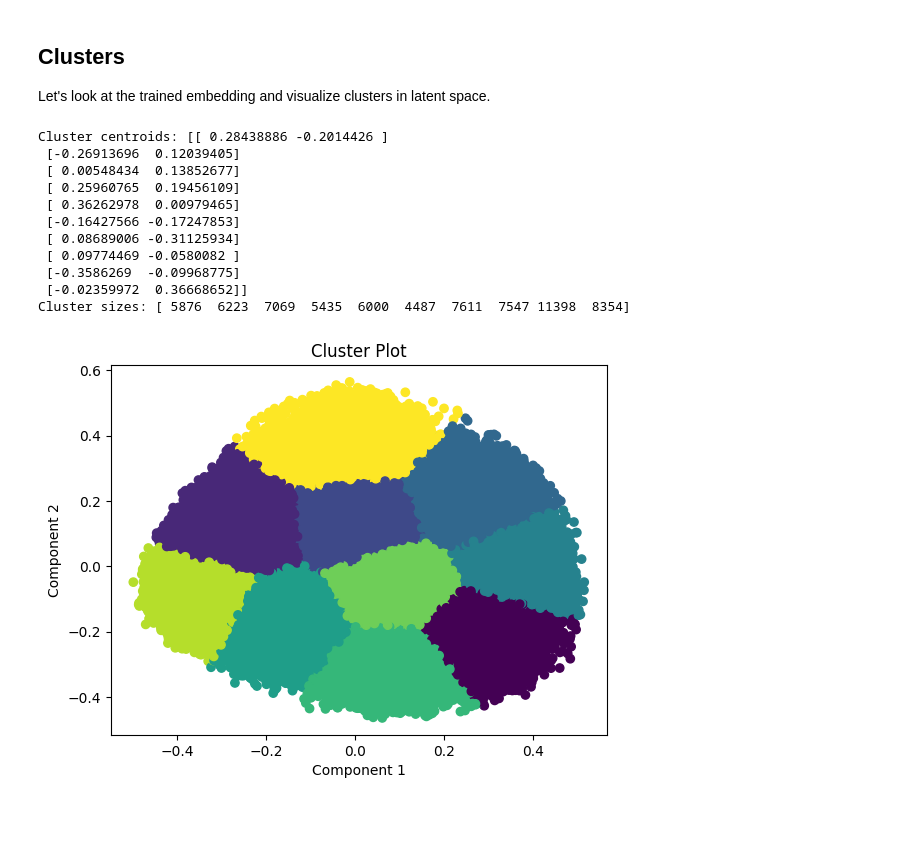
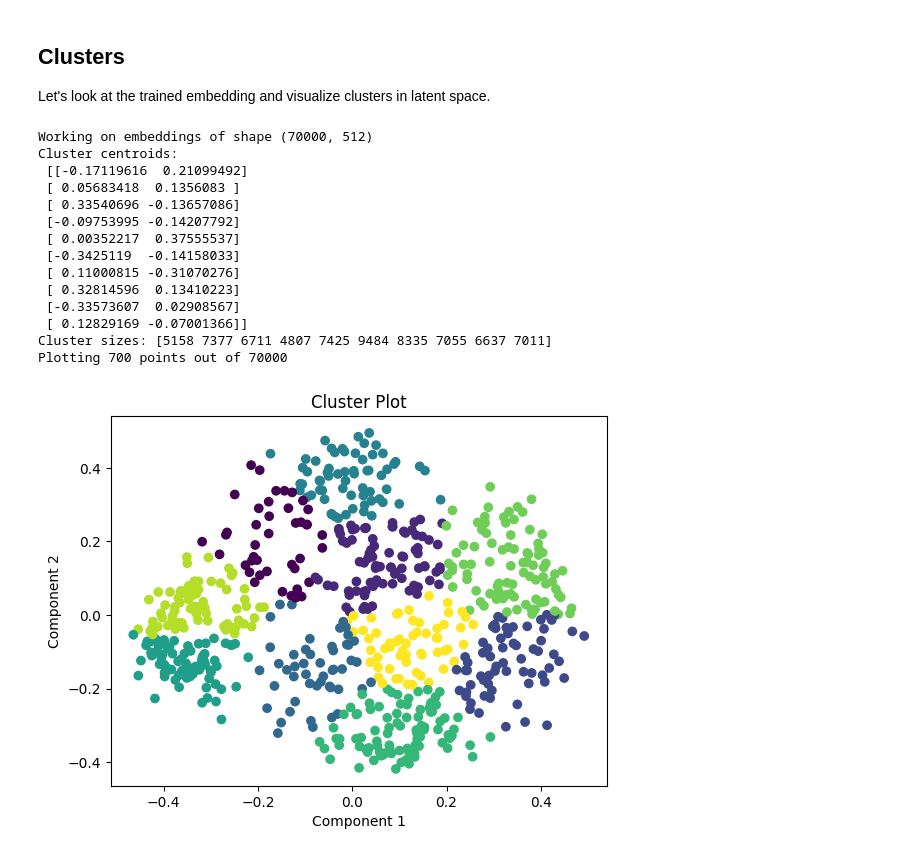
Before and after one commit to MKaczkow/ml_concepts, a Jupyter notebook: ideas/ssl/simcrl_mnist.ipynb, the cells around one changed output. Drawn from its saved outputs; the diff is of its cells as text; code cells hidden in the pictures; blank space fills up the shorter version.

Commit message:
changed plotting to allow controlling amount of points displayed

```diff
--- a/ideas/ssl/simcrl_mnist.ipynb
+++ b/ideas/ssl/simcrl_mnist.ipynb
@@ -198,7 +230,9 @@ def generate_embeddings(model, dataloader):
     return embeddings, filenames
 # %%
 # For eval only
-model = SimCLRModel.load_from_checkpoint("./lightning_logs/version_4/checkpoints/epoch=14-step=4095.ckpt")
+model = SimCLRModel.load_from_checkpoint(
+    "./lightning_logs/version_4/checkpoints/epoch=14-step=4095.ckpt"
+)
 # %%
 model.eval()
 embeddings, filenames = generate_embeddings(model, dataloader_test)
@@ -263,40 +299,55 @@ Returning the number of logical cores instead. You can silence this warning by s
 ## Clusters
 Let's look at the trained embedding and visualize clusters in latent space.
 # %%
-def plot_clusters(embeddings, filenames, n_clusters=10, num_examples=10):
+def plot_clusters(
+    embeddings: np.ndarray = None,
+    n_clusters: int = 10,
+    proportion_of_points_to_plot: float = 0.001,
+) -> None:
     """Plots multiple rows of random images with their cluster centroids"""
-    # apply k-means clustering
+
+    print(f"Working on embeddings of shape {embeddings.shape}")
+
     reduced_embeddings = PCA(n_components=2).fit_transform(embeddings)
 
     kmeans = KMeans(n_clusters=n_clusters)
     labels = kmeans.fit_predict(reduced_embeddings)
     centroids = kmeans.cluster_centers_
 
-    print(f"Cluster centroids: {centroids}")
+    print(f"Cluster centroids:\n {centroids}")
     print(f"Cluster sizes: {np.bincount(labels)}")
 
-    filenames_to_print = random.sample(filenames, 30)
-    # filenames_to_print = random.sample(filenames, int(len(filenames)//1000))
-    plt.scatter(reduced_embeddings[:, 0], reduced_embeddings[:, 1], c=labels)
-    # for i, filename in enumerate(filenames_to_print):
-    #     plt.annotate(filename, (reduced_embeddings[i, 0], reduced_embeddings[i, 1]))
+    # Sample proportion_of_points_to_plot of the data to plot for readability
+    sampled_indices = np.random.choice(
+        reduced_embeddings.shape[0],
+        int(len(reduced_embeddings) * proportion_of_points_to_plot),
+        replace=False,
+    )
+    sampled_embeddings = reduced_embeddings[sampled_indices]
+    sampled_labels = labels[sampled_indices]
 
-    plt.xlabel('Component 1')
-    plt.ylabel('Component 2')
-    plt.title('Cluster Plot')
+    print(f"Plotting {len(sampled_embeddings)} points out of {len(reduced_embeddings)}")
+
+    plt.scatter(sampled_embeddings[:, 0], sampled_embeddings[:, 1], c=sampled_labels)
+    plt.xlabel("Component 1")
+    plt.ylabel("Component 2")
+    plt.title("Cluster Plot")
     plt.show()
 # %%
-plot_clusters(embeddings, filenames)
+plot_clusters(embeddings, proportion_of_points_to_plot=0.01)
 # %% [output]
-Cluster centroids: [[ 0.28438886 -0.2014426 ]
- [-0.26913696  0.12039405]
- [ 0.00548434  0.13852677]
- [ 0.25960765  0.19456109]
- [ 0.36262978  0.00979465]
- [-0.16427566 -0.17247853]
- [ 0.08689006 -0.31125934]
- [ 0.09774469 -0.0580082 ]
- [-0.3586269  -0.09968775]
- [-0.02359972  0.36668652]]
-Cluster sizes: [ 5876  6223  7069  5435  6000  4487  7611  7547 11398  8354]
+Working on embeddings of shape (70000, 512)
+Cluster centroids:
+ [[-0.17119616  0.21099492]
+ [ 0.05683418  0.1356083 ]
+ [ 0.33540696 -0.13657086]
+ [-0.09753995 -0.14207792]
+ [ 0.00352217  0.37555537]
+ [-0.3425119  -0.14158033]
+ [ 0.11000815 -0.31070276]
+ [ 0.32814596  0.13410223]
+ [-0.33573607  0.02908567]
+ [ 0.12829169 -0.07001366]]
+Cluster sizes: [5158 7377 6711 4807 7425 9484 8335 7055 6637 7011]
+Plotting 700 points out of 70000
-[figure, old version]
+[figure, new version]
```
Also changed, not shown: parts of 3 cells of this notebook.
